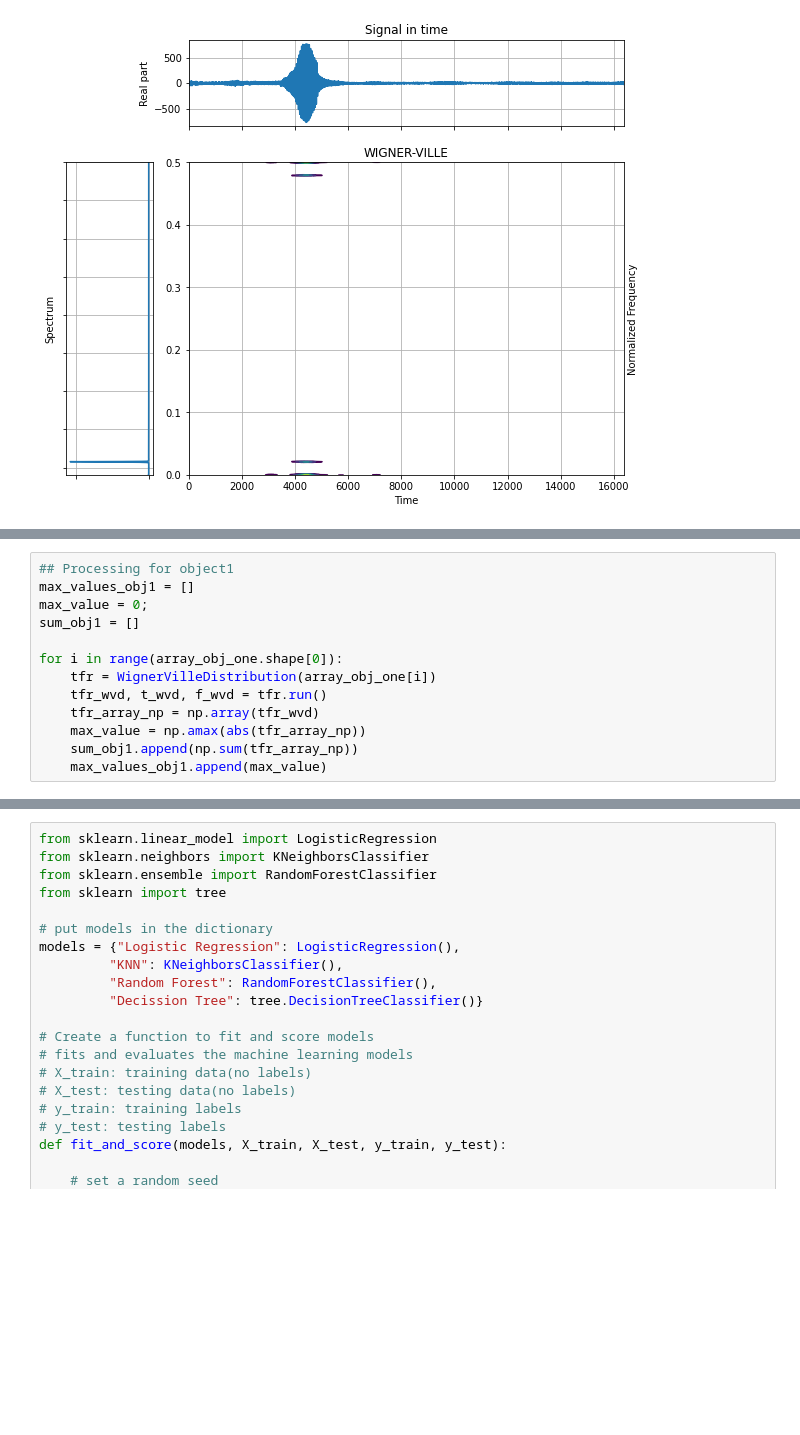
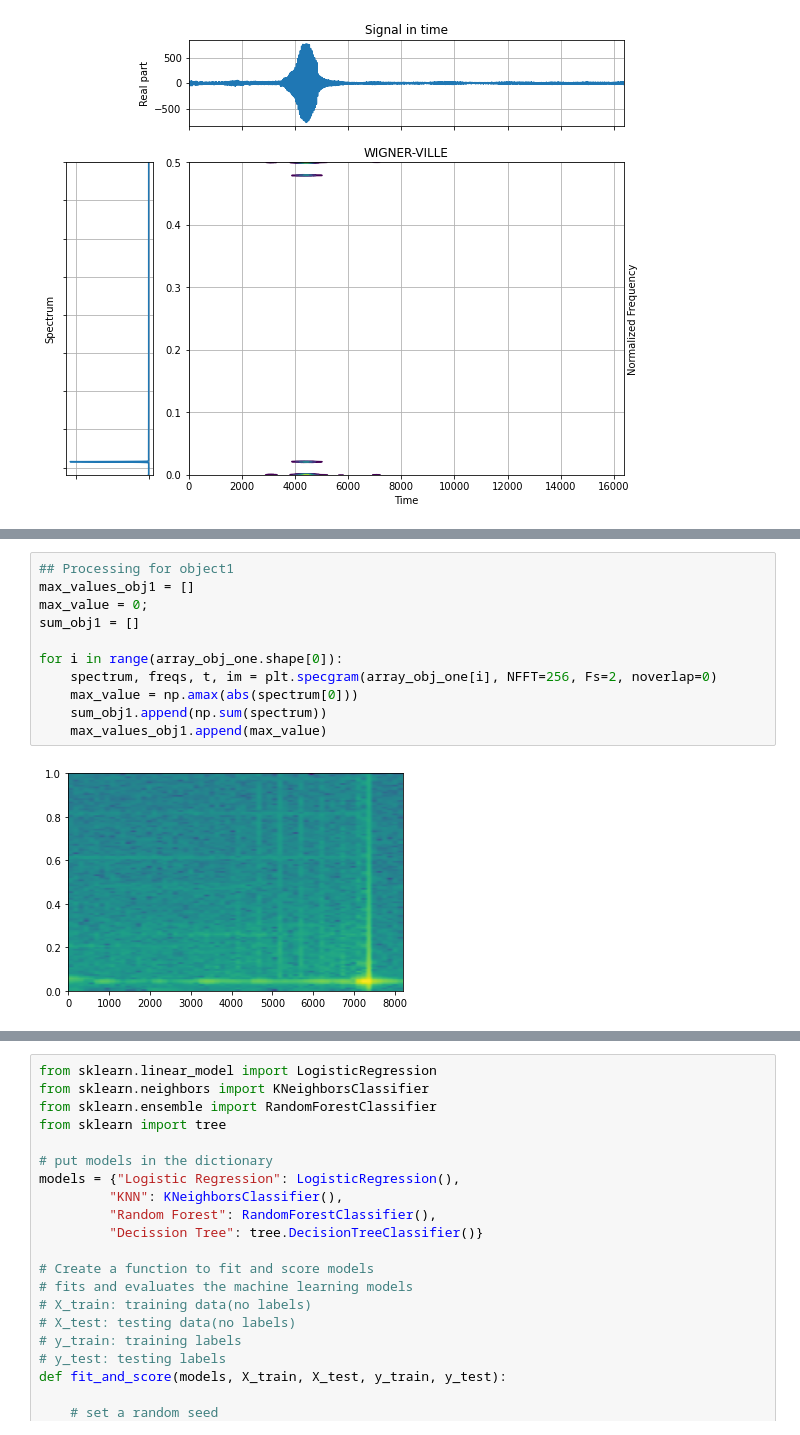
Before and after one commit to chetan2510/Discrimination-of-reflected-sound-signals, a Jupyter notebook: LatestImplementation.ipynb, the cells around one changed output, grey strips where cells are left out. Drawn from its saved outputs; the diff is of its cells as text; blank space fills up the shorter version.

```diff
--- a/LatestImplementation.ipynb
+++ b/LatestImplementation.ipynb
@@ -59,16 +67,16 @@ for i in range(array_obj_two.shape[0]):
 # %%
 ## Processing for object1
 max_values_obj1 = []
 max_value = 0;
 sum_obj1 = []
 
 for i in range(array_obj_one.shape[0]):
-    tfr = WignerVilleDistribution(array_obj_one[i])
-    tfr_wvd, t_wvd, f_wvd = tfr.run()
-    tfr_array_np = np.array(tfr_wvd)
-    max_value = np.amax(abs(tfr_array_np))
-    sum_obj1.append(np.sum(tfr_array_np))
+    spectrum, freqs, t, im = plt.specgram(array_obj_one[i], NFFT=256, Fs=2, noverlap=0)
+    max_value = np.amax(abs(spectrum[0]))
+    sum_obj1.append(np.sum(spectrum))
     max_values_obj1.append(max_value)
+# %% [output]
+[figure, added]
 # %%
 ## Merging and creating data frame
 max_freq_dataframe_obj_one = pd.DataFrame(max_values_obj1, columns=["MaxFrequency"])
```
Also changed, not shown: parts of 26 cells of this notebook, 4 other files.
